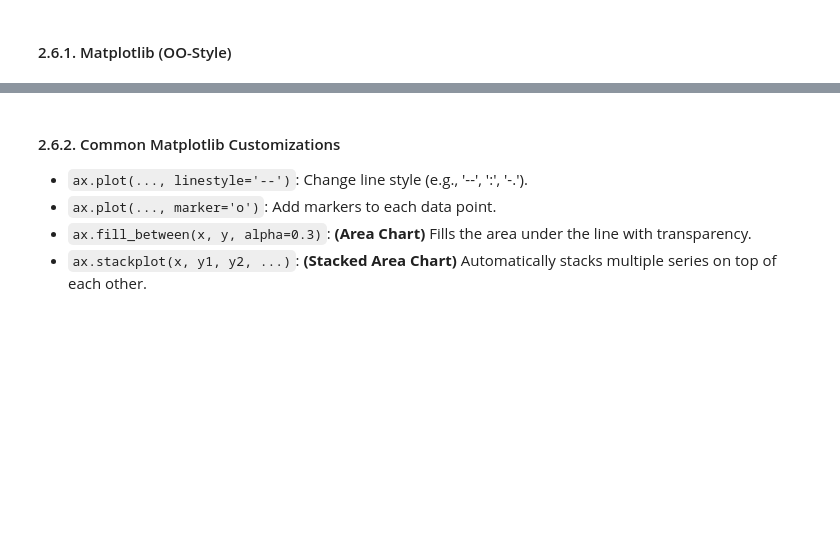
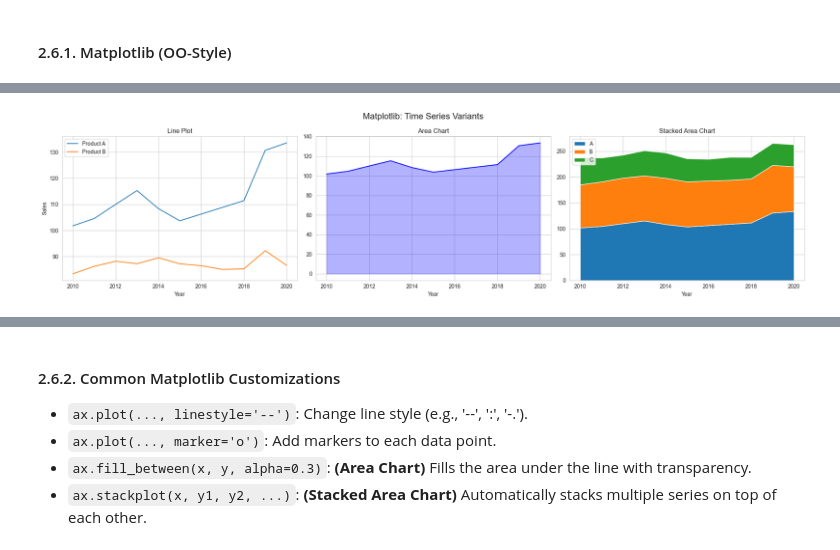
Before and after one commit to ntlong-NEU/DSEB65B-DataPre-Visual, a Jupyter notebook: Lesson_11_Visualization.ipynb, the cells around one changed output, grey strips where cells are left out. Cells and saved outputs as stored; diff of their text form; code cells hidden in the pictures; blank space fills up the shorter version.

```diff
--- a/Lesson_11_Visualization.ipynb
+++ b/Lesson_11_Visualization.ipynb
@@ -606,0 +643,36 @@ plt.show()
+# %%
+# 1. Prepare Data
+dates = np.arange(2010, 2021)
+sales_a = 100 + np.random.randn(11).cumsum() * 5
+sales_b = 80 + np.random.randn(11).cumsum() * 3
+sales_c = 50 + np.random.randn(11).cumsum() * 4
+
+# 2. Create Figure and Axes (1 row, 3 cols)
+fig, axes = plt.subplots(1, 3, figsize=(20, 5))
+
+# 3. Plot
+# Plot 1: Line Plot
+axes[0].plot(dates, sales_a, label='Product A')
+axes[0].plot(dates, sales_b, label='Product B')
+axes[0].legend()
+
+# Plot 2: Area Chart (use fill_between)
+axes[1].plot(dates, sales_a, label='Product A', color='blue')
+axes[1].fill_between(dates, sales_a, color='blue', alpha=0.3) # Fill area under the line
+
+# Plot 3: Stacked Area Chart
+axes[2].stackplot(dates, sales_a, sales_b, sales_c, labels=['A', 'B', 'C'])
+axes[2].legend(loc='upper left')
+
+# 4. Customize
+fig.suptitle('Matplotlib: Time Series Variants', fontsize=16)
+axes[0].set_title('Line Plot')
+axes[0].set_ylabel('Sales')
+axes[1].set_title('Area Chart')
+axes[2].set_title('Stacked Area Chart')
+
+for ax in axes: ax.set_xlabel('Year')
+plt.tight_layout()
+plt.show()
+# %% [output]
+[figure, added]
```
Also changed, not shown: parts of 36 cells of this notebook, 2 other files.
